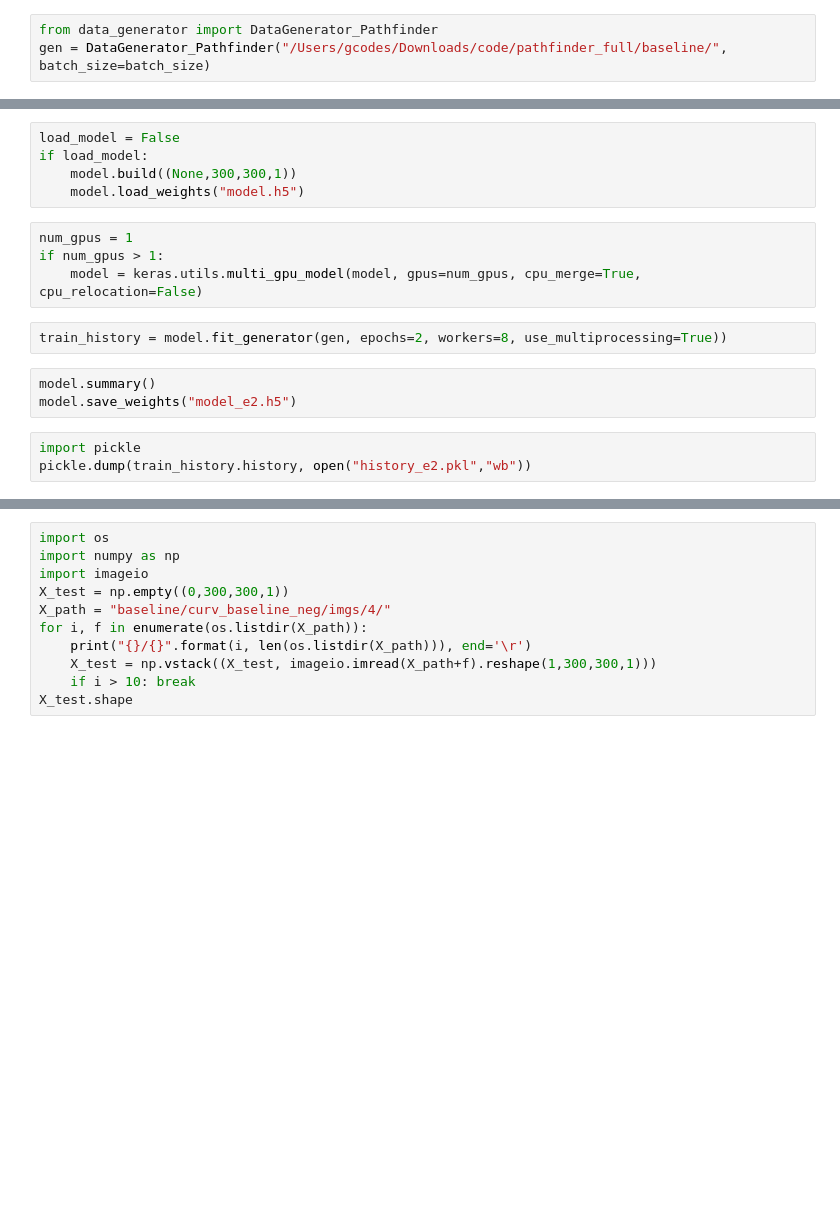
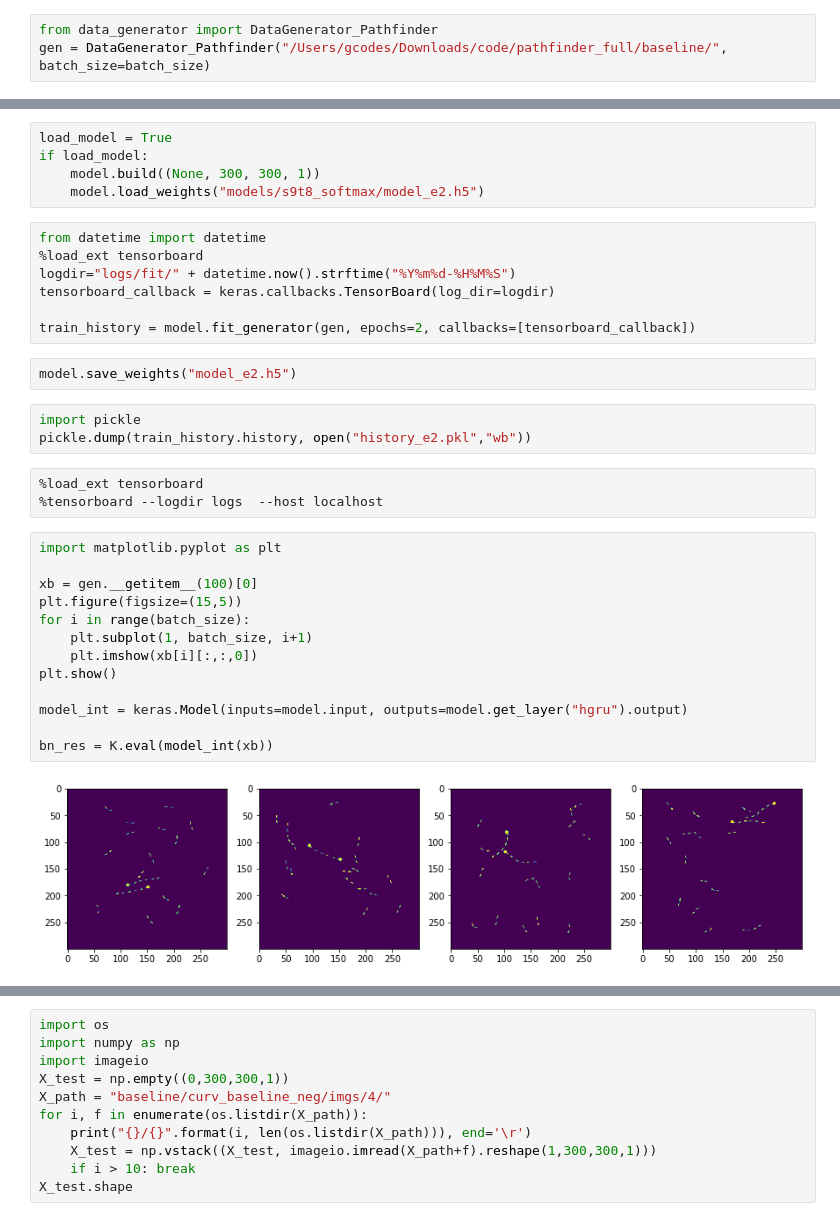
Before and after one commit to green-codes/hGRU-keras, a Jupyter notebook: experiments.ipynb, the cells around one changed output, grey strips where cells are left out. Drawn from its saved outputs; the diff is of its cells as text; blank space fills up the shorter version.

```diff
--- a/experiments.ipynb
+++ b/experiments.ipynb
@@ -28,17 +89,35 @@ model.compile(optimizer='adam', loss=['binary_crossentropy'])
 # %%
-load_model = False
+load_model = True
 if load_model:
-    model.build((None,300,300,1))
-    model.load_weights("model.h5")
+    model.build((None, 300, 300, 1))
+    model.load_weights("models/s9t8_softmax/model_e2.h5")
-# %%
-num_gpus = 1
-if num_gpus > 1:
-    model = keras.utils.multi_gpu_model(model, gpus=num_gpus, cpu_merge=True, cpu_relocation=False)
-# %%
-train_history = model.fit_generator(gen, epochs=2, workers=8, use_multiprocessing=True))
+# %%
+from datetime import datetime
+%load_ext tensorboard
+logdir="logs/fit/" + datetime.now().strftime("%Y%m%d-%H%M%S")
+tensorboard_callback = keras.callbacks.TensorBoard(log_dir=logdir)
+
+train_history = model.fit_generator(gen, epochs=2, callbacks=[tensorboard_callback])
 # %%
-model.summary()
 model.save_weights("model_e2.h5")
 # %%
 import pickle
 pickle.dump(train_history.history, open("history_e2.pkl","wb"))
+# %%
+%load_ext tensorboard
+%tensorboard --logdir logs  --host localhost
+# %%
+import matplotlib.pyplot as plt
+
+xb = gen.__getitem__(100)[0]
+plt.figure(figsize=(15,5))
+for i in range(batch_size):
+    plt.subplot(1, batch_size, i+1)
+    plt.imshow(xb[i][:,:,0])
+plt.show()
+
+model_int = keras.Model(inputs=model.input, outputs=model.get_layer("hgru").output)
+
+bn_res = K.eval(model_int(xb))
+# %% [output]
+[figure, added]
```
Also changed, not shown: parts of 11 cells of this notebook, 3 other files.
